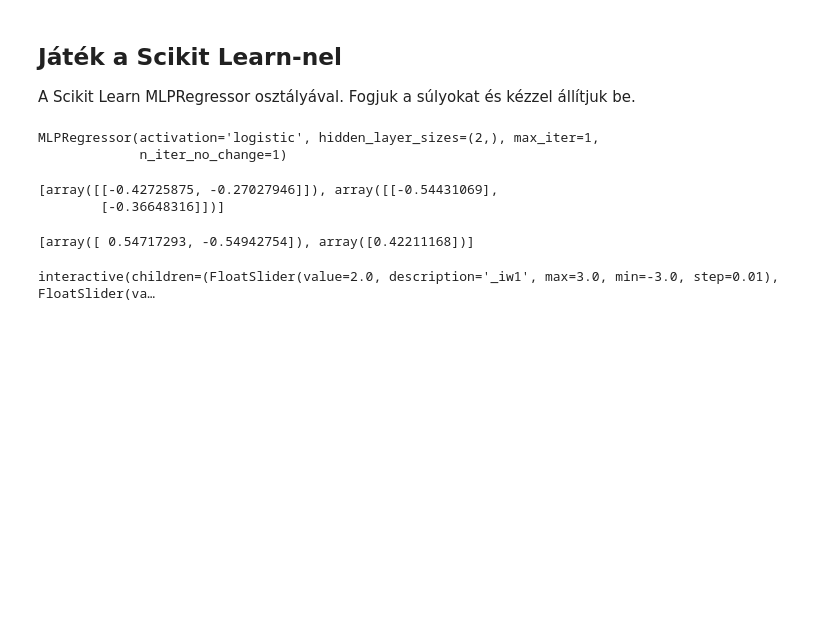
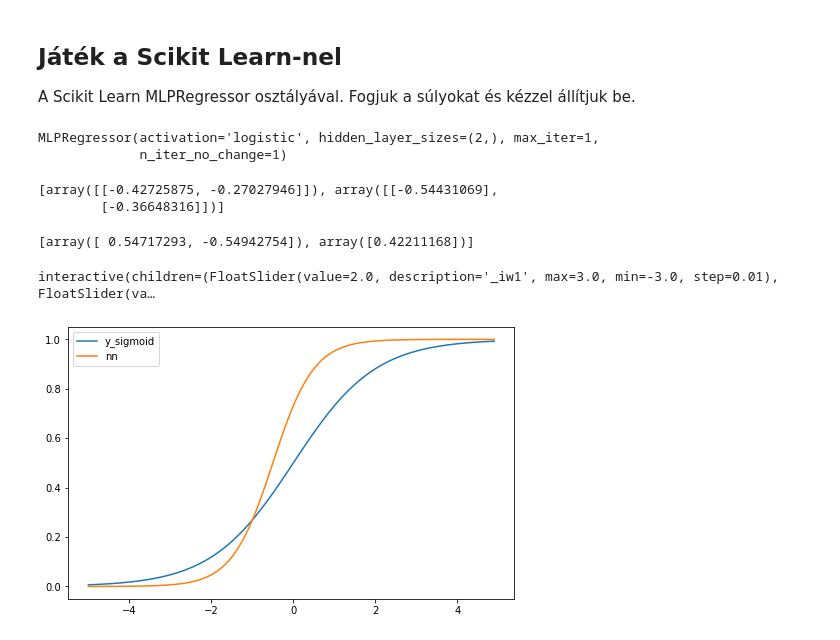
Before and after one commit to JoDeMiro/DeepLearningIntroduction, a Jupyter notebook: 00_Math_behind_Neural_Network_and_Gradient_Descent.ipynb, the cells around one changed output. Saved outputs shown, nothing was run; the diff lists cells and outputs as text; code cells hidden in the pictures; blank space fills up the shorter version.

```diff
--- a/00_Math_behind_Neural_Network_and_Gradient_Descent.ipynb
+++ b/00_Math_behind_Neural_Network_and_Gradient_Descent.ipynb
@@ -189,7 +189,7 @@ mlp.intercepts_
 mlp.coefs_ = [np.array([[0.52163885, 0.83947953]]), np.array([[1.22757877], [0.85383002]])]
 mlp.intercepts_ = [np.array([0.98333675, -1.14206471]), np.array([-0.35194626])]
 # %%
-def show_nn(_iw1, _ib1, _iw2, _ib2, _ow1, _ow2, _ob):
+def show_nn(_iw1, _ib1, _iw2 = 0, _ib2 = 0, _ow1 = 1, _ow2 = 0, _ob = 0):
 
   iw1 = _iw1  # input to neuron1 weight
   ib1 = _ib1  # input to neuron1 bias
@@ -221,3 +221,7 @@ _ob  = widgets.FloatSlider(min=-1, max=1, step=0.01, value=0)
 interact(show_nn, _iw1=_iw1, _ib1=_ib1, _iw2=_iw2, _ib2=_ib2, _ow1=_ow1, _ow2=_ow2, _ob=_ob);
 # %% [output]
 interactive(children=(FloatSlider(value=2.0, description='_iw1', max=3.0, min=-3.0, step=0.01), FloatSlider(va…
+# %%
+show_nn(_iw1 = 2, _ib1 = 1, _ow1 = 1)
+# %% [output]
+[figure, added]
```
Also changed, not shown: parts of 2 cells of this notebook.
